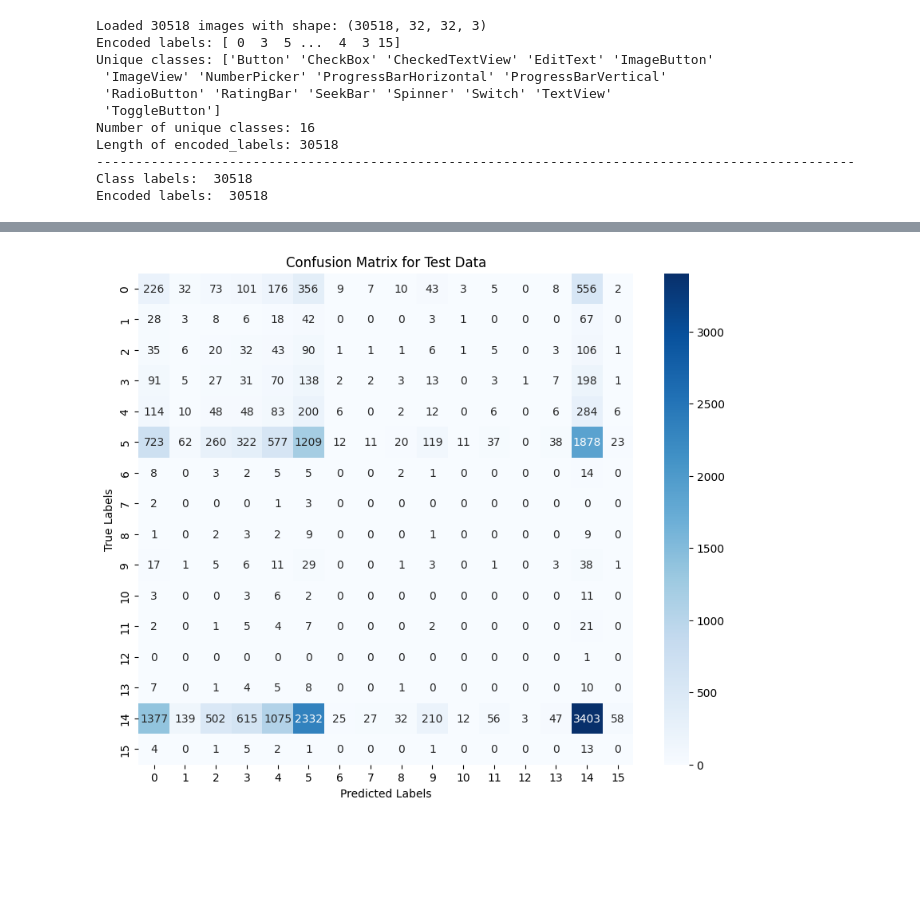
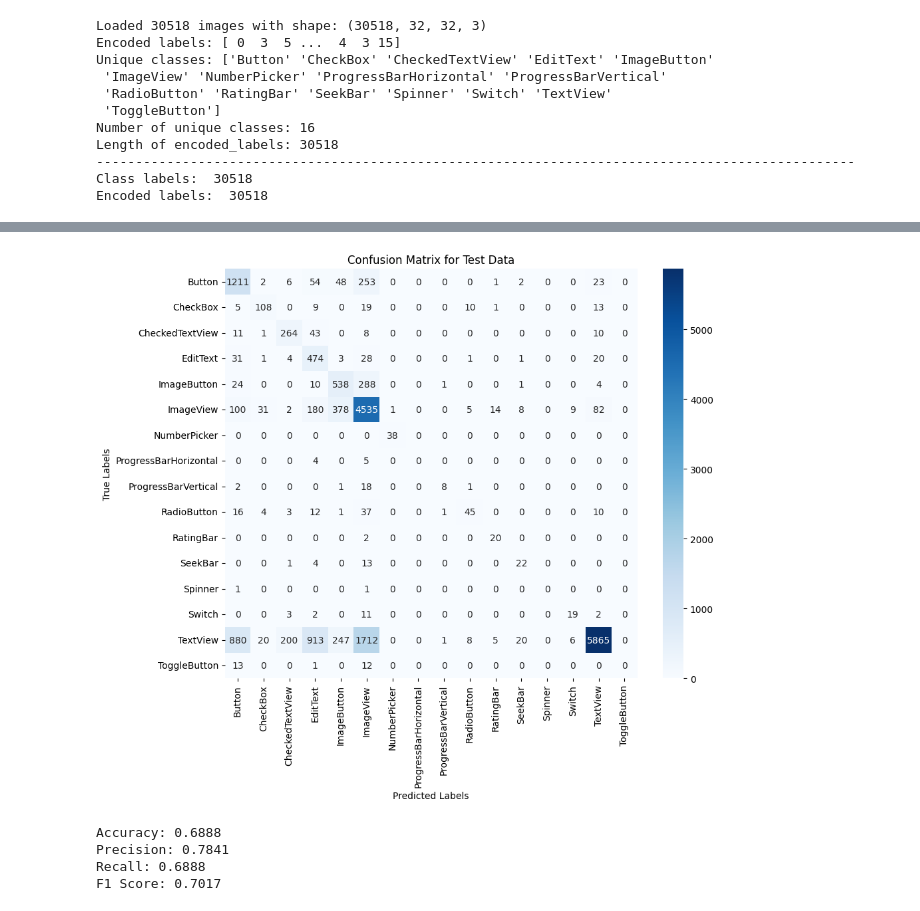
Before and after one commit to namithajosf/openui, a Jupyter notebook: openui.ipynb, the cells around one changed output, grey strips where cells are left out. Drawn from its saved outputs; the diff is of its cells as text; code cells hidden in the pictures; blank space fills up the shorter version.

```diff
--- a/openui.ipynb
+++ b/openui.ipynb
@@ -183,17 +143,37 @@ print(val_labels_encoded[:10])  # Check first 10 corresponding labels
 # %%
+from tensorflow.keras.layers import Input, Conv2D, MaxPooling2D, Flatten, Dense, Dropout, BatchNormalization
+from tensorflow.keras.models import Model
+
 def create_cnn_model(input_shape, num_classes):
+    inputs = Input(shape=input_shape)
 
-    inputs = Input(shape=input_shape)
-    x = Conv2D(32, (3, 3), activation='relu')(inputs)
+    # First Convolutional Block
+    x = Conv2D(32, (3, 3), activation='relu', padding='same')(inputs)
+    x = BatchNormalization()(x)
     x = MaxPooling2D((2, 2))(x)
-    x = Conv2D(64, (3, 3), activation='relu')(x)
+    x = Dropout(0.25)(x)  # Added Dropout layer
+
+    # Second Convolutional Block
+    x = Conv2D(64, (3, 3), activation='relu', padding='same')(x)
+    x = BatchNormalization()(x)
     x = MaxPooling2D((2, 2))(x)
-    x = Conv2D(128, (3, 3), activation='relu')(x)
+    x = Dropout(0.25)(x)  # Added Dropout layer
+
+    # Third Convolutional Block
+    x = Conv2D(128, (3, 3), activation='relu', padding='same')(x)
+    x = BatchNormalization()(x)
     x = MaxPooling2D((2, 2))(x)
+    x = Dropout(0.4)(x)  # Increased Dropout rate
+
+    # Flatten and Dense Layers
     x = Flatten()(x)
-    x = Dense(16, activation='relu')(x)
+    x = Dense(64, activation='relu')(x)
+    x = Dropout(0.5)(x)  # Dropout in Dense layer
+
+    # Output Layer
     outputs = Dense(num_classes, activation='softmax')(x)
 
+    # Compile Model
     model = Model(inputs=inputs, outputs=outputs)
     model.compile(optimizer='adam', loss='sparse_categorical_crossentropy', metrics=['accuracy'])
 
@@ -228,4 +208,4 @@ Model: "functional_1"
 # %%
-history = model.fit(train_images, train_labels_encoded, epochs=30, batch_size=4, validation_data=(validation_images, val_labels_encoded),verbose=1)
+history = model.fit(train_images, train_labels_encoded, epochs=30, batch_size=4, validation_data=(validation_images, validation_labels_encoded),verbose=1)
 # %% [output]
 Epoch 1/30
@@ -334,21 +307,50 @@ Sample predictions on test data: [14  4  0 14 14]
 # %%
 from sklearn.metrics import confusion_matrix
 import seaborn as sns
 import matplotlib.pyplot as plt
 
-# Assuming you already have encoded test labels: test_labels_encoded
+predicted_test_labels_str = label_encoder.transform(predicted_test_labels)
+
 # Generate confusion matrix for the test data
-cm = confusion_matrix(test_labels_encoded, predicted_test_labels)
+cm = confusion_matrix(test_labels_encoded, predicted_test_labels_str)
 
 # Plot the confusion matrix using seaborn
 plt.figure(figsize=(10, 8))
-sns.heatmap(cm, annot=True, fmt='d', cmap='Blues', xticklabels=label_encoder.classes_, yticklabels=label_encoder.classes_)
+sns.heatmap(cm, annot=True, fmt='d', cmap='Blues',
+            xticklabels=label_encoder.classes_, yticklabels=label_encoder.classes_)
+
+# Adding labels and title to the plot
 plt.title("Confusion Matrix for Test Data")
 plt.xlabel("Predicted Labels")
 plt.ylabel("True Labels")
+
+# Show the plot
 plt.show()
 # %% [output]
-[figure, old version]
+[figure, new version]
+# %%
+from sklearn.metrics import accuracy_score, precision_score, recall_score, f1_score
+
+# Calculate accuracy
+accuracy = accuracy_score(test_labels_encoded, predicted_test_labels_str)
+print(f"Accuracy: {accuracy:.4f}")
+
+# Calculate precision with zero_division handling
+precision = precision_score(test_labels_encoded, predicted_test_labels_str, average='weighted', zero_division=0)
+print(f"Precision: {precision:.4f}")
+
+# Calculate recall with zero_division handling
+recall = recall_score(test_labels_encoded, predicted_test_labels_str, average='weighted', zero_division=0)
+print(f"Recall: {recall:.4f}")
+
+# Optionally, calculate F1-score with zero_division handling
+f1 = f1_score(test_labels_encoded, predicted_test_labels_str, average='weighted', zero_division=0)
+print(f"F1 Score: {f1:.4f}")
+# %% [output]
+Accuracy: 0.6888
+Precision: 0.7841
+Recall: 0.6888
+F1 Score: 0.7017
 # %%
 def classify_ui_components(image_path, model, encoder):
     processed_image, _, _, detected_components = process_ui_image(image_path)
```
Also changed, not shown: parts of 21 cells of this notebook.
